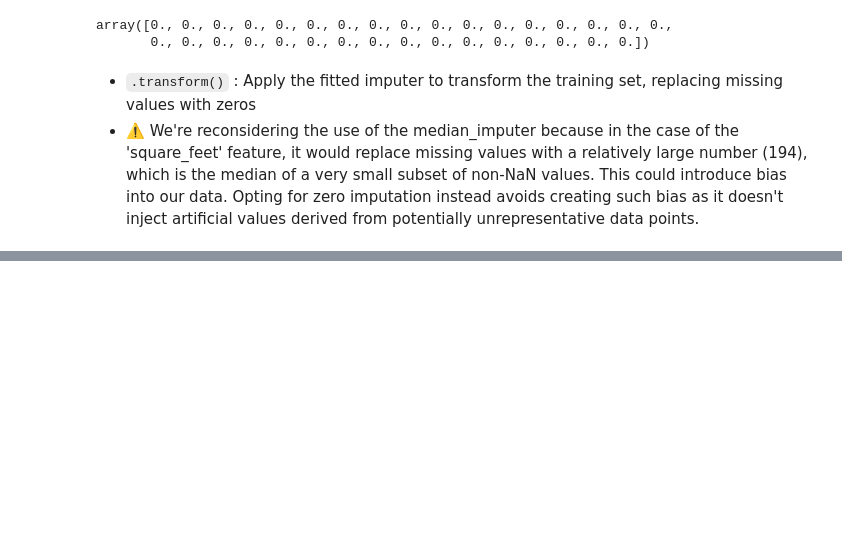
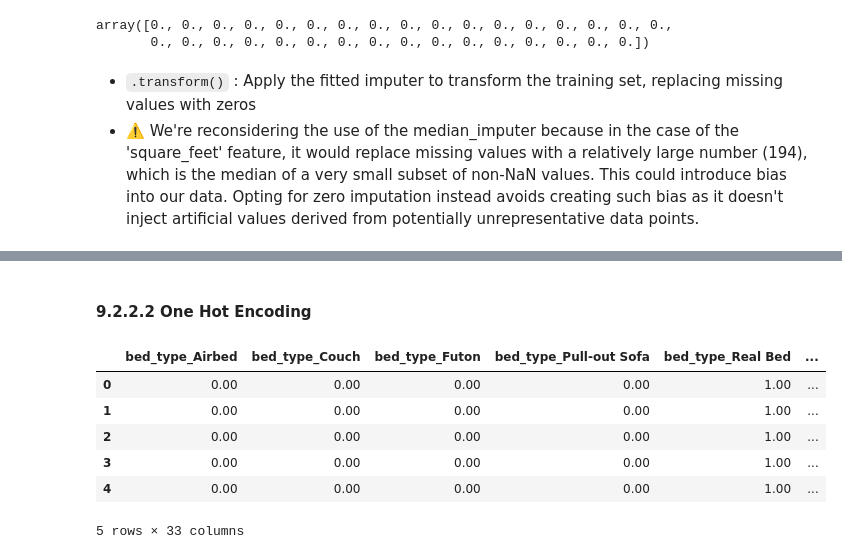
Before and after one commit to arthurcornelio88/airbnbpricing, a Jupyter notebook: airbnb-pricing.ipynb, the cells around one changed output, grey strips where cells are left out. Cells and saved outputs as stored; diff of their text form; code cells hidden in the pictures; blank space fills up the shorter version.

```diff
--- a/airbnb-pricing.ipynb
+++ b/airbnb-pricing.ipynb
@@ -155,7 +154,7 @@ work on them, searching for outliars (invalid values)
 # %%
-selected_cat_col = ['experiences_offered', 'host_response_time', 'host_is_superhost',
+selected_cat_col = ['host_response_time', 'host_is_superhost',
     'host_identity_verified', 'is_location_exact', 'property_type', 'room_type',
-    'bed_type', 'guests_included', 'instant_bookable', 'cancellation_policy',
+    'bed_type', 'instant_bookable', 'cancellation_policy',
     'require_guest_profile_picture', 'host_has_profile_pic']
 
 len(selected_cat_col)
@@ -583,0 +781,14 @@ X_train_num_tr = pd.DataFrame(X, columns=X_train_num.columns)
+# %%
+# Calculate value counts and relative frequencies
+value_counts = X_train_cat_filtered['property_type'].value_counts()
+relative_freqs = value_counts / len(X_train_cat_filtered)
+
+# Set a threshold (e.g., keep categories that occur at least 1% of the time)
+threshold = 0.005
+
+# Identify significant categories
+significant_categories = relative_freqs[relative_freqs >= threshold].index
+
+# Replace infrequent categories with 'Other'
+X_train_cat_filtered['property_type'] = X_train_cat_filtered['property_type'].apply(lambda x: x if x in significant_categories else 'Other')
+X_train_cat_filtered['property_type'].value_counts()
@@ -583,0 +812,34 @@ X_train_num_tr = pd.DataFrame(X, columns=X_train_num.columns)
+# %% [markdown]
+#### 9.2.2.2 One Hot Encoding
+# %%
+from sklearn.preprocessing import OneHotEncoder
+
+ohe_encoder = OneHotEncoder(handle_unknown='ignore') # Handle unseen categories during prediction
+
+# Select the nominal columns to be encoded (excluding ordinal columns)
+nominal_columns = X_train_cat_filtered.columns.difference(ordinal_columns)
+
+# Create a copy of the DataFrame to avoid modifying the original
+X_train_cat_ohe = X_train_cat_filtered[nominal_columns].copy()
+
+# Fit and transform the nominal columns
+X_train_cat_ohe = ohe_encoder.fit_transform(X_train_cat_ohe)
+# %%
+import pandas as pd
+
+# Get the column names from the OneHotEncoder
+ohe_column_names = ohe_encoder.get_feature_names_out(nominal_columns)
+
+# Create a DataFrame from the sparse matrix
+X_train_cat_ohe_df = pd.DataFrame.sparse.from_spmatrix(X_train_cat_ohe, columns=ohe_column_names)
+
+# Print the first few rows of the DataFrame
+X_train_cat_ohe_df.head()
+# %% [output]
+|  | bed_type_Airbed | bed_type_Couch | bed_type_Futon | bed_type_Pull-out Sofa | bed_type_Real Bed | ... |
+| 0 | 0.00 | 0.00 | 0.00 | 0.00 | 1.00 | ... |
+| 1 | 0.00 | 0.00 | 0.00 | 0.00 | 1.00 | ... |
+| 2 | 0.00 | 0.00 | 0.00 | 0.00 | 1.00 | ... |
+| 3 | 0.00 | 0.00 | 0.00 | 0.00 | 1.00 | ... |
+| 4 | 0.00 | 0.00 | 0.00 | 0.00 | 1.00 | ... |
+5 rows × 33 columns
```
Also changed, not shown: parts of 29 cells of this notebook.
